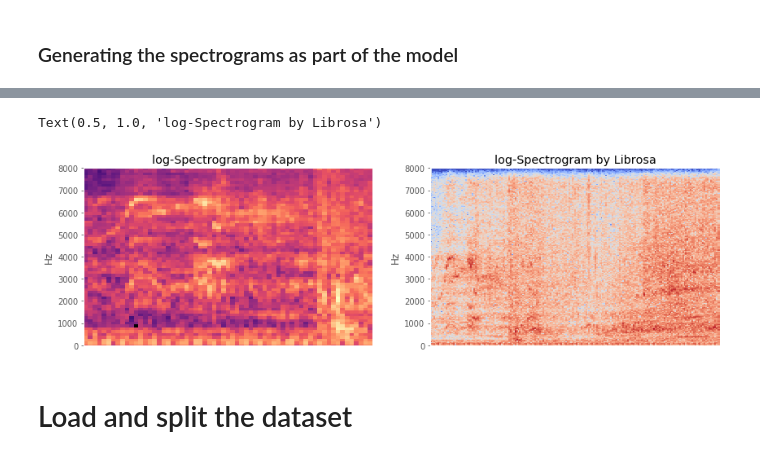
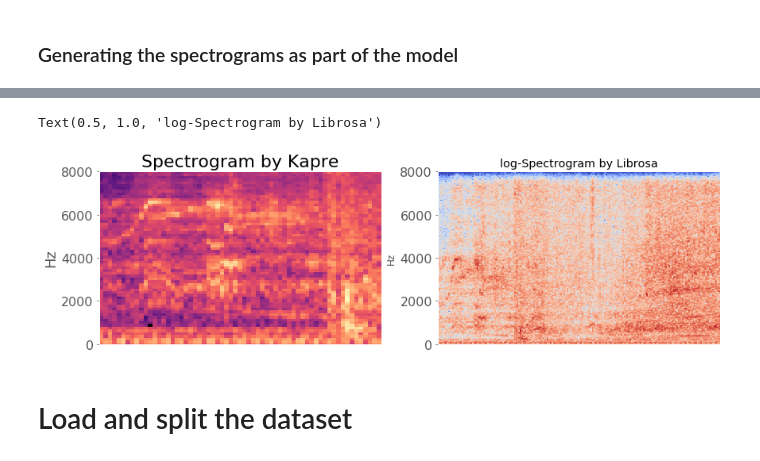
Before and after one commit to AnnaBernbaum/SoloProject, a Jupyter notebook: Machine Learning.ipynb, the cells around one changed output, grey strips where cells are left out. Cells and saved outputs as stored; diff of their text form; code cells hidden in the pictures.

```diff
--- a/Machine Learning.ipynb
+++ b/Machine Learning.ipynb
@@ -29,6 +29,8 @@ import numpy as np
 %matplotlib inline
 import matplotlib.pyplot as plt
 plt.style.use('ggplot')
+from keras.callbacks import EarlyStopping
+import collections
 
 from datetime import datetime
 now = datetime.now()
@@ -38,3 +40,7 @@ from librosa import display
 import os
 from sklearn import metrics
 import itertools
+
+
+plt.rc('xtick',labelsize=16)
+plt.rc('ytick',labelsize=16)
@@ -119,7 +123,10 @@ model.add(Melspectrogram(n_dft=512, n_hop=256, input_shape=input_shape,
 check_model(model)
 plt.figure(figsize=(14, 4))
 plt.subplot(1, 2, 1)
-plt.title('log-Spectrogram by Kapre')
+plt.title('Spectrogram by Kapre', fontsize=22)
+plt.ylabel('Frequency (Hz)', fontsize=18)
+plt.xlabel('Time (s)', fontsize=18)
+
 visualise_model(model, logam=False)  # if melspec, logam = false
 plt.subplot(1, 2, 2)
 display.specshow(librosa.power_to_db(np.abs(librosa.stft(src_cute[: SR * 3], 512, 256)) ** 2, ref=1.0),
@@ -143,8 +147,8 @@ Epoch 1/1
 original: (160000,)
 trimmed: (16000,)
 trimmed again: (1, 1, 16000)
 Text(0.5, 1.0, 'log-Spectrogram by Librosa')
-[figure, old version]
+[figure, new version]
 # %% [markdown]
 # Load and split the dataset
 # %%
```
Also changed, not shown: parts of 17 cells of this notebook, 6 other files.
